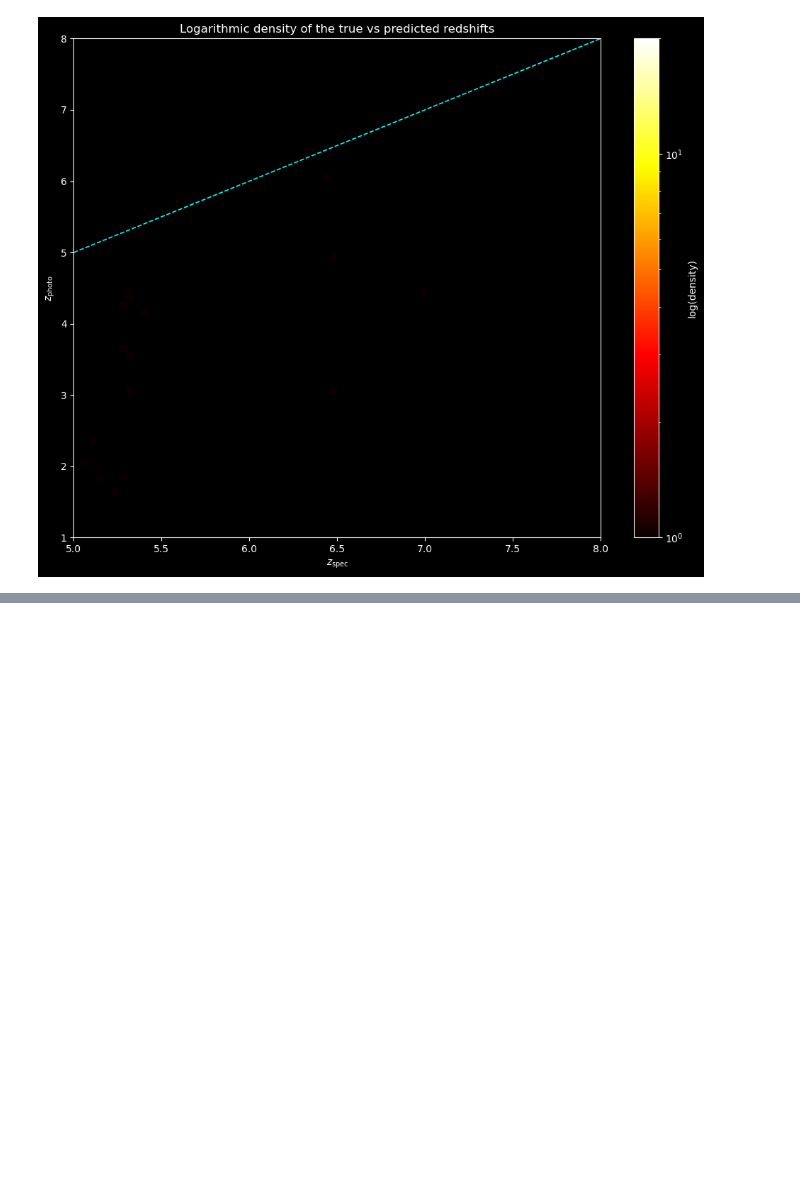
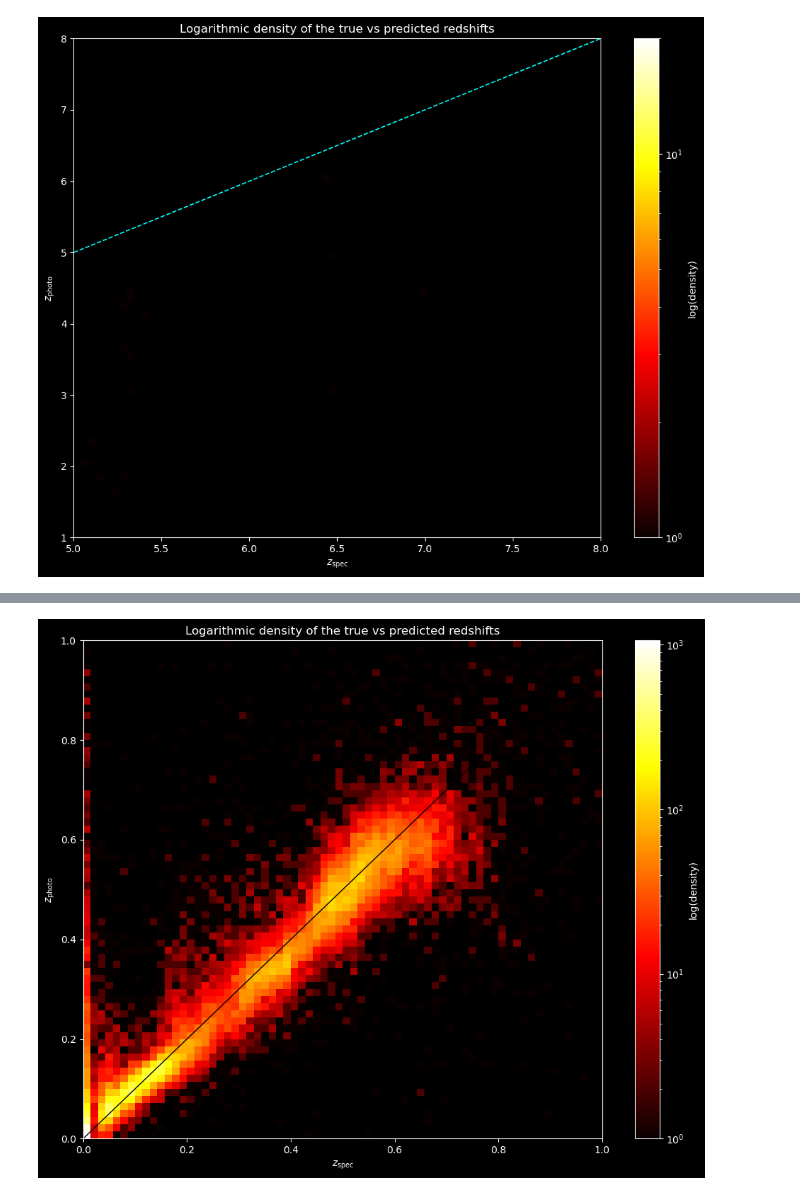
Before and after one commit to albertnica/TFGF-albertnica, a Jupyter notebook: pearson.ipynb, the cells around one changed output, grey strips where cells are left out. Cells and saved outputs as stored; diff of their text form; code cells hidden in the pictures; blank space fills up the shorter version.

```diff
--- a/pearson.ipynb
+++ b/pearson.ipynb
@@ -994,3 +994,44 @@ Correlación lineal: 0.9051804475641939
+# %%
+# Estilo de fondo oscuro (opcional)
+plt.style.use('dark_background')
+
+# Rango de ejes (ajústalo a tus necesidades)
+x_min, x_max = 0, 1
+y_min, y_max = 0, 1
+
+plt.figure(figsize=(10, 8))
+
+# Generamos el histograma 2D con escala logarítmica
+counts, xedges, yedges, im = plt.hist2d(
+    yreal,                # z_spec (redshift "real")
+    ypredicted[:, 0],     # z_photo (redshift "predicho")
+    bins=70,
+    range=[[x_min, x_max], [y_min, y_max]],
+    cmap='hot',
+    norm=colors.LogNorm()  # Densidad logarítmica
+)
+
+# Barra de color con etiqueta
+cbar = plt.colorbar(im, label='log(density)')
+
+# Trazamos la línea diagonal z_spec = z_photo
+plt.plot([x_min, x_max], [x_min, x_max], color='black', linewidth=1)
+
+# Etiquetas de ejes
+plt.xlabel(r'$z_{\mathrm{spec}}$')
+plt.ylabel(r'$z_{\mathrm{photo}}$')
+
+# Título (opcional)
+plt.title('Logarithmic density of the true vs predicted redshifts')
+
+# Ajustamos los límites para que coincidan con el rango
+plt.xlim(x_min, x_max)
+plt.ylim(y_min, y_max)
+
+plt.tight_layout()
+plt.show()
+# %% [output]
+[figure, added]
 # %%
 # Estilo de fondo oscuro (opcional)
 plt.style.use('dark_background')
```
Also changed, not shown: parts of 3 cells of this notebook, 6 other files.
